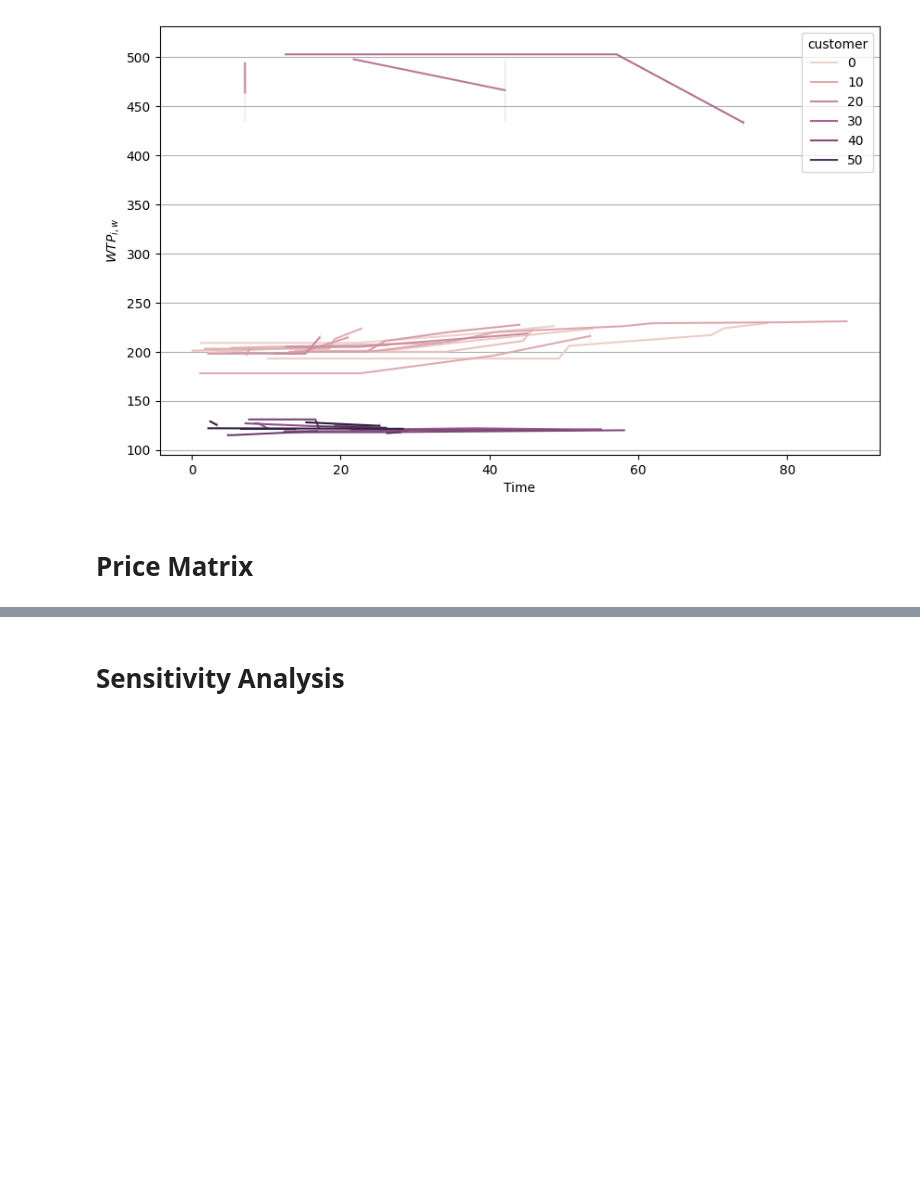
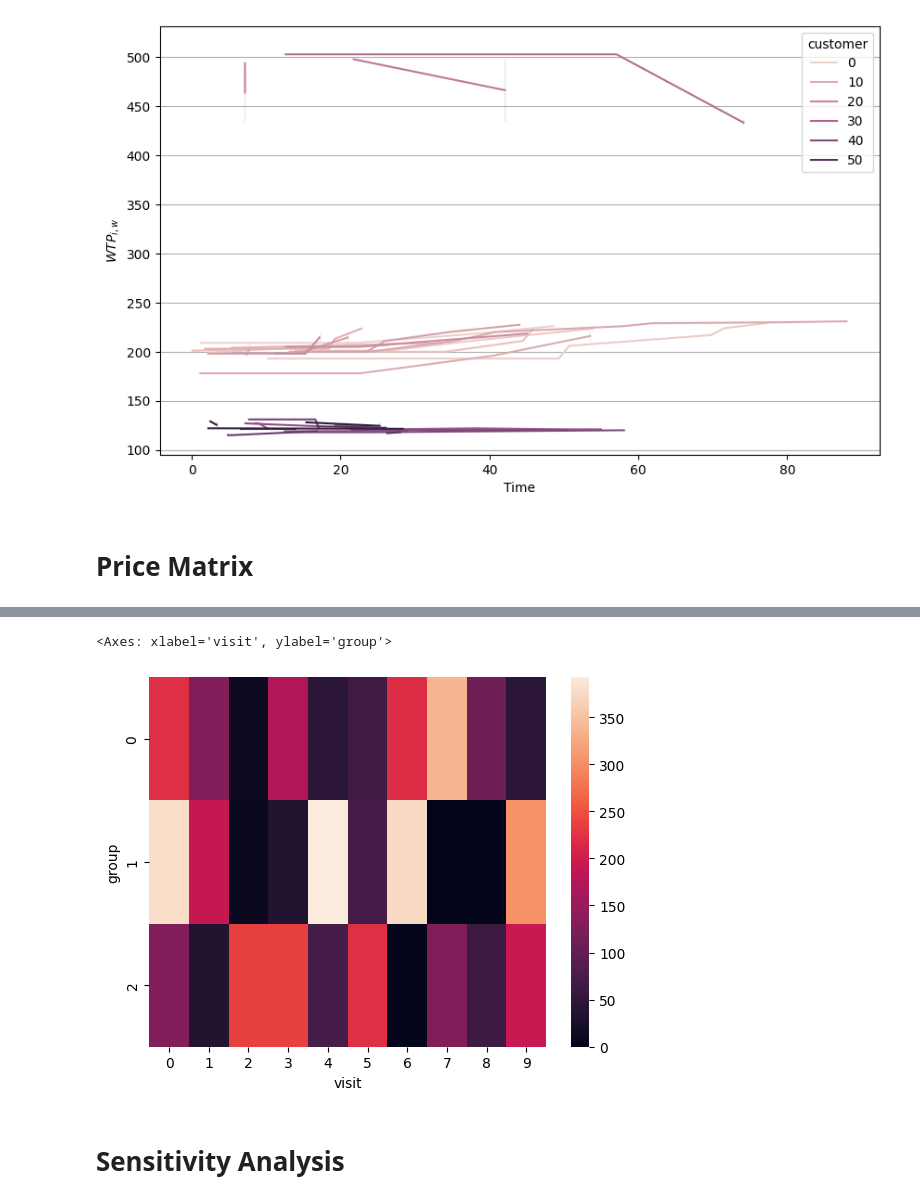
Before and after one commit to LaurinBrechter/personalized-pricing, a Jupyter notebook: results/results_analysis.ipynb, the cells around one changed output, grey strips where cells are left out. Saved outputs shown, nothing was run; the diff lists cells and outputs as text; code cells hidden in the pictures; blank space fills up the shorter version.

```diff
--- a/results/results_analysis.ipynb
+++ b/results/results_analysis.ipynb
@@ -120,5 +154,5 @@ plt.show()
 # %% [markdown]
 # Price Matrix
 # %%
-price_matrix.pivot(index="group", columns="visit", values="price")
+sns.heatmap(price_matrix.pivot(index="group", columns="visit", values="price"))
 # %% [output]
@@ -131,3 +159,5 @@ price_matrix.pivot(index="group", columns="visit", values="price")
+<Axes: xlabel='visit', ylabel='group'>
+[figure, added]
 # %% [markdown]
 # Sensitivity Analysis
 # %% [markdown]
```
Also changed, not shown: parts of 14 cells of this notebook, 5 other files.
